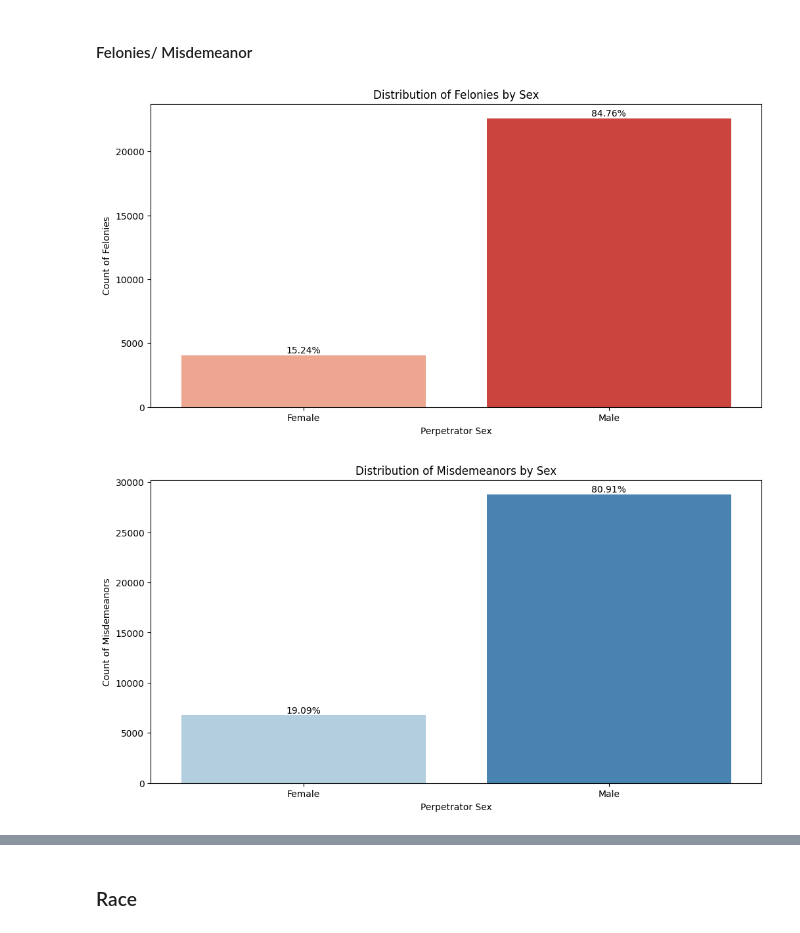
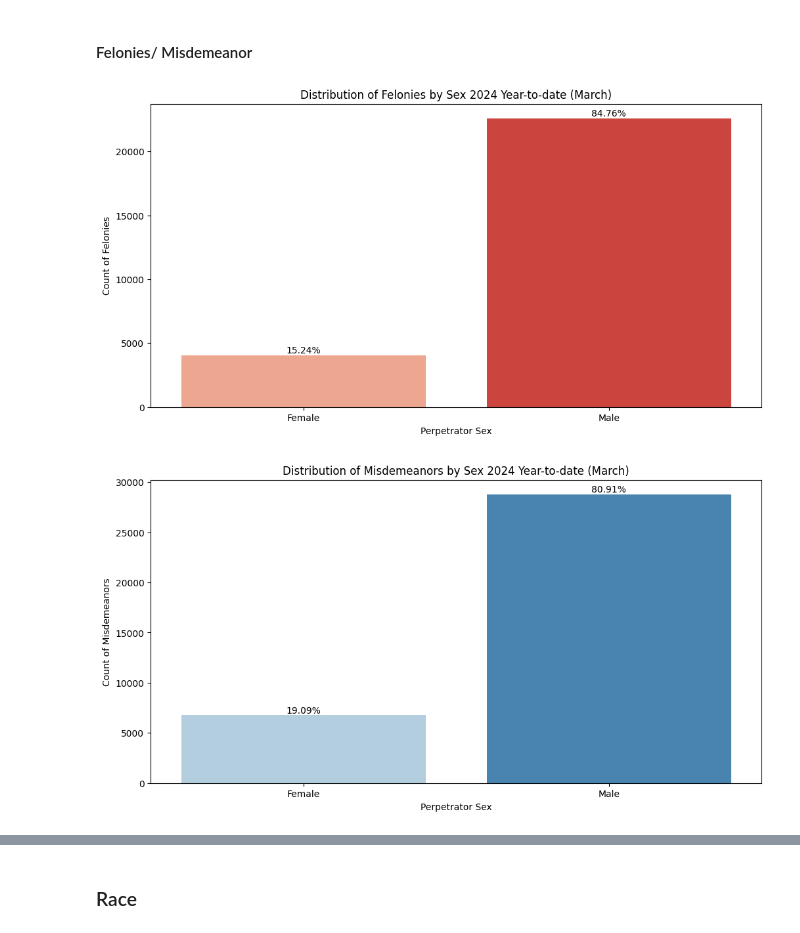
Before and after one commit to CarlosGG18/NYPD-Arrest-Analysis, a Jupyter notebook: 2024_YTD_EDA.ipynb, the cells around one changed output, grey strips where cells are left out. Drawn from its saved outputs; the diff is of its cells as text; code cells hidden in the pictures.

```diff
--- a/2024_YTD_EDA.ipynb
+++ b/2024_YTD_EDA.ipynb
@@ -386,37 +386,37 @@ felonies = ytd_df[ytd_df['LAW_CAT_CD'] == 'Felony']
 misdemeanors = ytd_df[ytd_df['LAW_CAT_CD'] == 'Misdemeanor']
 
 def add_annotations(ax, total_count):
     for p in ax.patches:
         height = p.get_height()
         percentage = (height / total_count) * 100
         ax.annotate(f'{percentage:.2f}%',
                     (p.get_x() + p.get_width() / 2., height),
                     ha='center', va='center', fontsize=10, color='black',
                     xytext=(0, 5), textcoords='offset points')
 
 # Felonies
 plt.figure(figsize=(12, 6))
 ax = sns.countplot(data=felonies, x='PERP_SEX', palette='Reds')
 total_felonies = len(felonies)
 add_annotations(ax, total_felonies)
-plt.title('Distribution of Felonies by Sex')
+plt.title('Distribution of Felonies by Sex 2024 Year-to-date (March)')
 plt.xlabel('Perpetrator Sex')
 plt.ylabel('Count of Felonies')
 plt.show()
 
 
 #Misdemeanor
 plt.figure(figsize=(12, 6))
 ax = sns.countplot(data=misdemeanors, x='PERP_SEX', palette='Blues')
 total_misdemeanors = len(misdemeanors)
 add_annotations(ax, total_misdemeanors)
-plt.title('Distribution of Misdemeanors by Sex')
+plt.title('Distribution of Misdemeanors by Sex 2024 Year-to-date (March)')
 plt.xlabel('Perpetrator Sex')
 plt.ylabel('Count of Misdemeanors')
 plt.show()
 # %% [output]
-[figure, old version]
+[figure, new version]
-[figure, old version]
+[figure, new version]
 # %%
 felonies = ytd_df[ytd_df['LAW_CAT_CD'] == 'Felony']
 misdemeanors = ytd_df[ytd_df['LAW_CAT_CD'] == 'Misdemeanor']
```
Also changed, not shown: parts of 3 cells of this notebook, 1 other file.
